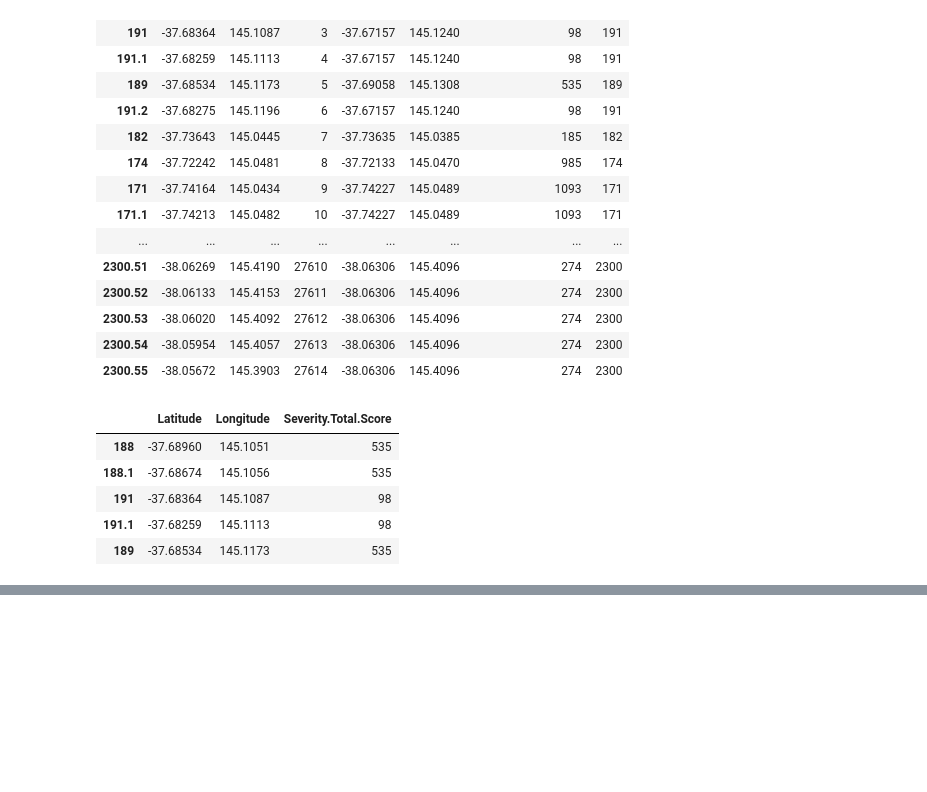
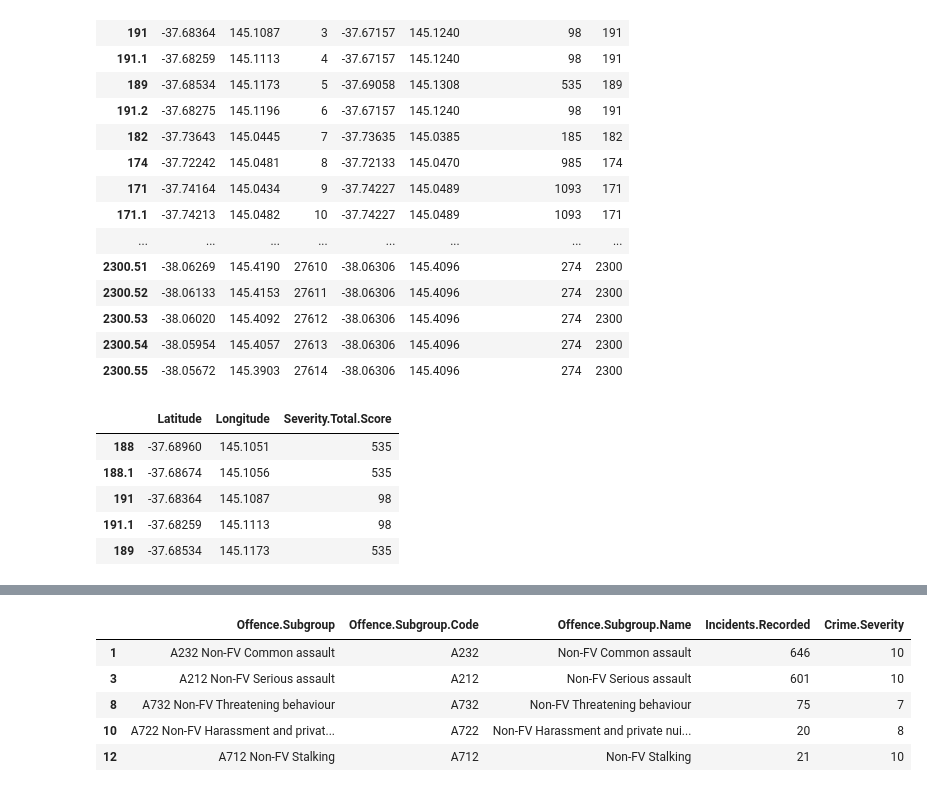
Before and after one commit to tgrrr/melbourne-datathon, a Jupyter notebook: R/07-model-data/CrimeDataR.ipynb, the cells around one changed output, grey strips where cells are left out. Saved outputs shown, nothing was run; the diff lists cells and outputs as text; code cells hidden in the pictures; blank space fills up the shorter version.

Commit message:
This is the final R script that will produce the three csv files required for modelling
File 1: crime_tram_model_notNormalised.csv
File 2: crime_tram_model_Normalised.csv
File 3: crime_list.csv

```diff
--- a/R/07-model-data/CrimeDataR.ipynb
+++ b/R/07-model-data/CrimeDataR.ipynb
@@ -198,6 +198,7 @@ head(crime_processed, n=5)
 | 12 | 2018 | 3000 | MELBOURNE | A Crimes against the person | A70 Stalking, harassment and thre... | ... |
 # %%
 crime_processed = subset(crime_processed, Year.ending.March==2018)
+crime_list = crime_processed
 # %%
 # Function to calculate severity score per postcode
 
@@ -410 +424,16 @@ head(tramdata_final, n=5)
+# %%
+#Create Crime and Severity Score list
+keeps <- c("Offence.Subgroup", "Offence.Subgroup.Code", "Offence.Subgroup.Name", "Incidents.Recorded", "Crime.Severity")
+crime_list = crime_list[keeps]
+
+#Remove duplicates
+crime_list = crime_list[!duplicated(crime_list$Offence.Subgroup), ]
+head(crime_list, n=5)
+# %% [output]
+|  | Offence.Subgroup | Offence.Subgroup.Code | Offence.Subgroup.Name | Incidents.Recorded | Crime.Severity |
+| 1 | A232 Non-FV Common assault | A232 | Non-FV Common assault | 646 | 10 |
+| 3 | A212 Non-FV Serious assault | A212 | Non-FV Serious assault | 601 | 10 |
+| 8 | A732 Non-FV Threatening behaviour | A732 | Non-FV Threatening behaviour | 75 | 7 |
+| 10 | A722 Non-FV Harassment and privat... | A722 | Non-FV Harassment and private nui... | 20 | 8 |
+| 12 | A712 Non-FV Stalking | A712 | Non-FV Stalking | 21 | 10 |
 # %%
```
Also changed, not shown: parts of 5 cells of this notebook, 7 other files.
